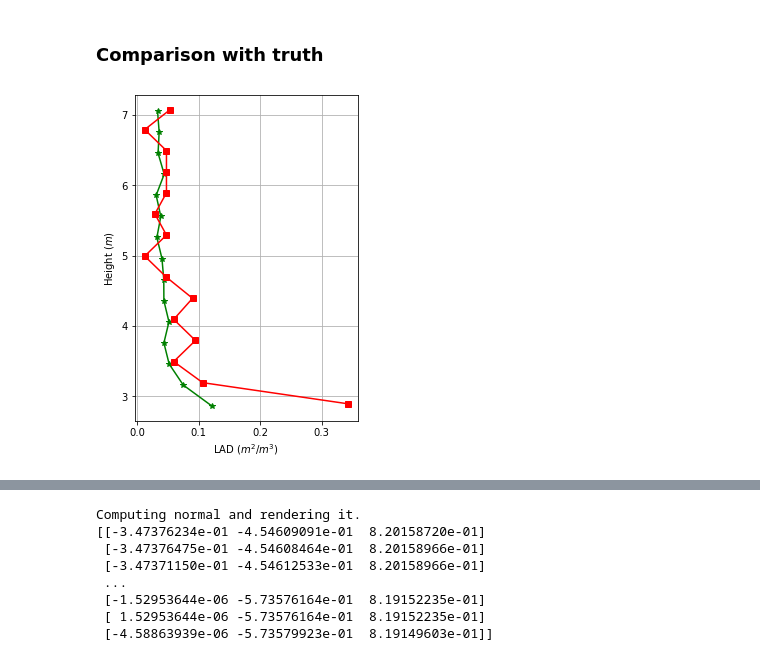
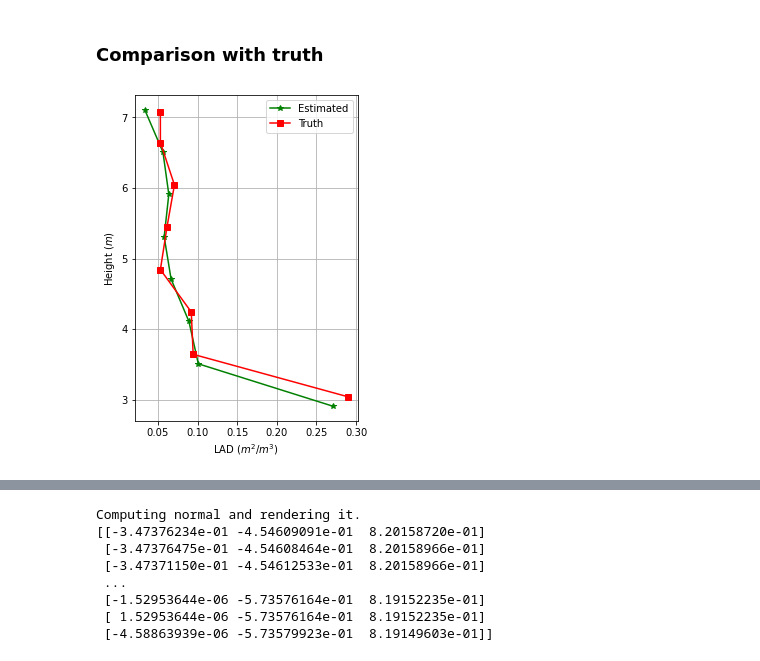
Before and after one commit to junqi108/planttech, a Jupyter notebook: nb/LAI_LAD.ipynb, the cells around one changed output, grey strips where cells are left out. Drawn from its saved outputs; the diff is of its cells as text; code cells hidden in the pictures.

```diff
--- a/nb/LAI_LAD.ipynb
+++ b/nb/LAI_LAD.ipynb
@@ -26,7 +26,7 @@ tree = np.load(files[0])
 points = tree.T[5:8].T # x,y, and z coordinates
 # %%
 #
-voxel_size=0.1
+voxel_size=0.3
 # %%
 # pcd = points2pcd(bps)
 # downpcd = o3d.geometry.PointCloud.voxel_down_sample(pcd, voxel_size=0.2)
@@ -76,6 +76,19 @@ def trace_beam(points, beam_angles, distance, res=0.1):
     return tracers
 
 #
+
+def within_plant(points, foliage_points, skipz=False):
+
+    keep = np.ones(points.shape[0], dtype=bool)
+    if skipz: n = 2
+    else: n = 3
+    for i in range(n):
+        keep &= np.logical_and(points[:,i] >= foliage_points[:,i].min(),
+                               points[:,i] <= foliage_points[:,i].max())
+
+    return keep
+
+#
 def get_beams_traces(foliage_points, files, res=0.1):
     """
     Get beam traces points within plant region.
@@ -93,16 +106,23 @@ def get_beams_traces(foliage_points, files, res=0.1):
         beam_angles = df.T[1:3].T # Pitch and Yaw
         distance = df.T[3:4].T # distance from UAV to intercepted point
 
-        tracers = trace_beam(points, beam_angles, distance, res=res)
+        #continue if points within plant region
+        inplant = within_plant(points, foliage_points)
+        if inplant.sum() == 0:
+            print(filename, 'skipped...')
+            continue
+
+        tracers = trace_beam(points[inplant], beam_angles[inplant], distance[inplant], res=res)
         beam_points = np.vstack(tracers['linepts'])
         beam_points = beam_points.reshape(beam_points.shape[0], beam_points.shape[2])
     #     print(beam_points.shape)
 
         # filter within plant region
-        keep = np.ones(beam_points.shape[0], dtype=bool)
-        for i in range(3):
-            keep &= np.logical_and(beam_points[:,i] >= foliage_points[:,i].min(),
-                                   beam_points[:,i] <= foliage_points[:,i].max())
+#         keep = np.ones(beam_points.shape[0], dtype=bool)
+#         for i in range(3):
+#             keep &= np.logical_and(beam_points[:,i] >= foliage_points[:,i].min(),
+#                                    beam_points[:,i] <= foliage_points[:,i].max())
+        keep = within_plant(beam_points, foliage_points)
 
         print('%s \t beam traces points: \t %i --> %i' %(filename, len(keep), np.sum(keep)))
         if np.sum(keep) > 0:
@@ -620,7 +644,7 @@ def true_lad(file, DeltaH, leafang):
 file = "../data/mock_vel2/toy_trees.ply"
 alpha = 0.2
 # voxel_size = 0.2
-kbins = 3
+kbins = 2
 DeltaH = voxel_size * kbins
 
 tlads = true_lad(file, DeltaH, leafang=35)
@@ -628,14 +652,15 @@ lads = get_LADS(m3att, alpha, voxel_size, kbins)
 # %%
 #
 _,_,z = voxp.get_min_bound()
 #
 plt.figure(figsize=(4, 6))
-plt.plot(lads[0:,1], z+lads[0:,0], marker='*', c='g')
-plt.plot(tlads[0:,1], tlads[0:,0], marker='s', c='r')
+plt.plot(lads[0:,1], z+lads[0:,0], marker='*', c='g', label='Estimated')
+plt.plot(tlads[0:,1], tlads[0:,0], marker='s', c='r', label='Truth')
 plt.xlabel(r'LAD ($m^2/m^3$)')
 plt.ylabel(r'Height ($m$)')
 plt.grid()
+plt.legend()
 plt.show()
 # %% [output]
-[figure, old version]
+[figure, new version]
 # %%
```
Also changed, not shown: parts of 13 cells of this notebook, 2 other files.
